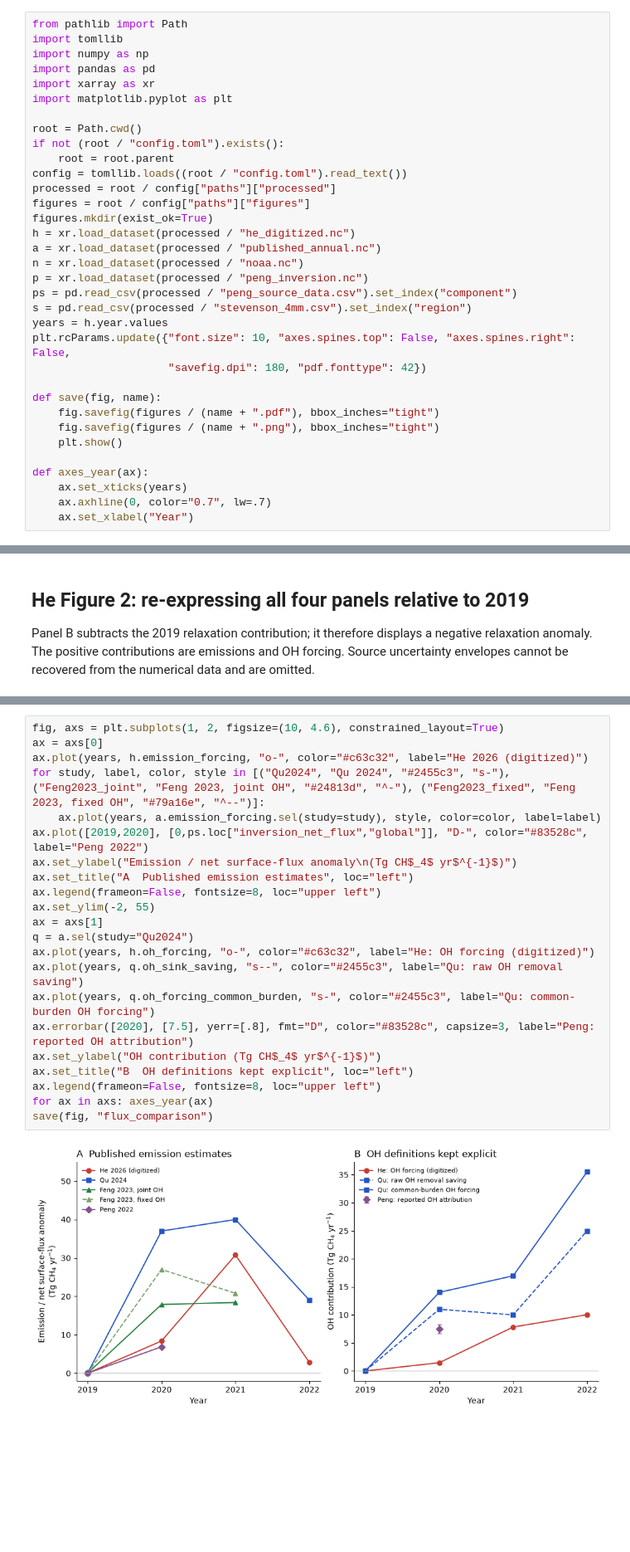
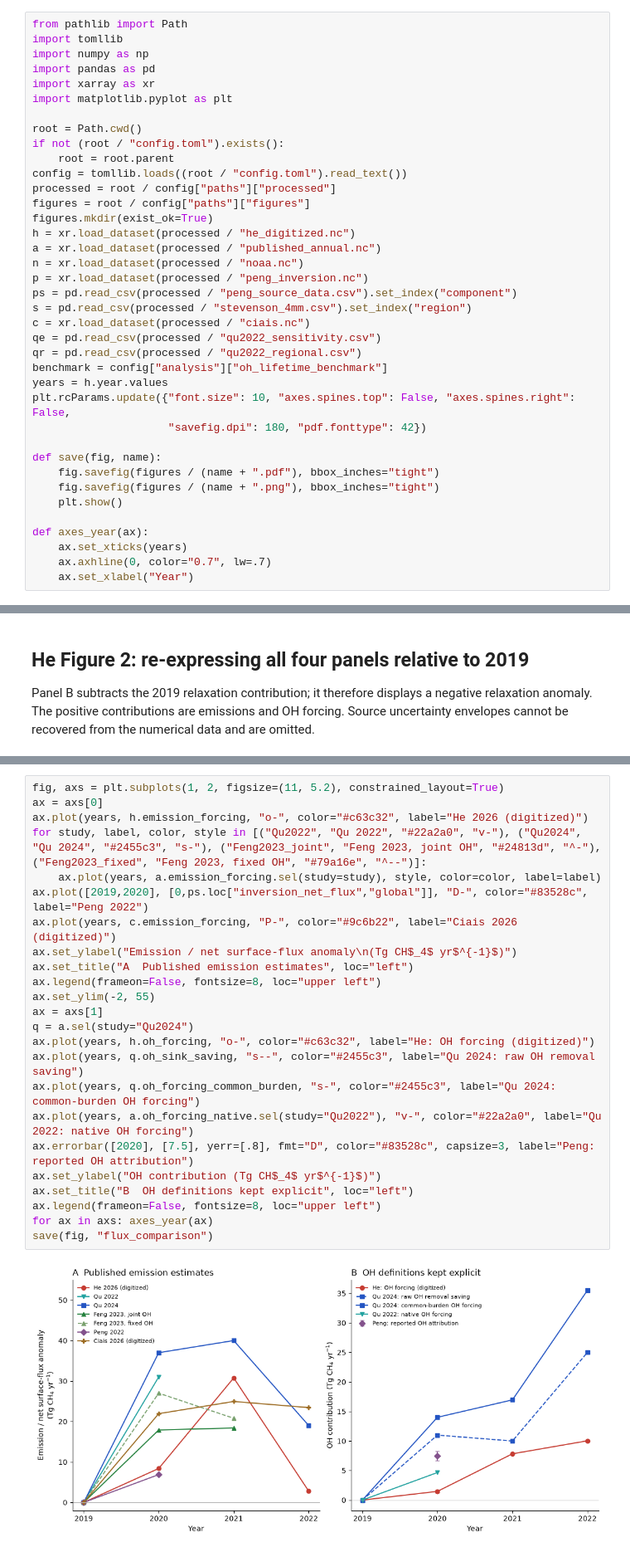
Before and after one commit to ericjmei/methane_surge_reconstruction, a Jupyter notebook: notebooks/reconstruction.ipynb, the cells around one changed output, grey strips where cells are left out. Shown at 83% size. Saved outputs shown, nothing was run; the diff lists cells and outputs as text; blank space fills up the shorter version.

```diff
--- a/notebooks/reconstruction.ipynb
+++ b/notebooks/reconstruction.ipynb
@@ -22,6 +22,10 @@ n = xr.load_dataset(processed / "noaa.nc")
 p = xr.load_dataset(processed / "peng_inversion.nc")
 ps = pd.read_csv(processed / "peng_source_data.csv").set_index("component")
 s = pd.read_csv(processed / "stevenson_4mm.csv").set_index("region")
+c = xr.load_dataset(processed / "ciais.nc")
+qe = pd.read_csv(processed / "qu2022_sensitivity.csv")
+qr = pd.read_csv(processed / "qu2022_regional.csv")
+benchmark = config["analysis"]["oh_lifetime_benchmark"]
 years = h.year.values
 plt.rcParams.update({"font.size": 10, "axes.spines.top": False, "axes.spines.right": False,
                      "savefig.dpi": 180, "pdf.fonttype": 42})
@@ -98,27 +102,29 @@ All emission series use their own 2019 baseline. Qu OH flux savings and the cond
 # %%
-fig, axs = plt.subplots(1, 2, figsize=(10, 4.6), constrained_layout=True)
+fig, axs = plt.subplots(1, 2, figsize=(11, 5.2), constrained_layout=True)
 ax = axs[0]
 ax.plot(years, h.emission_forcing, "o-", color="#c63c32", label="He 2026 (digitized)")
-for study, label, color, style in [("Qu2024", "Qu 2024", "#2455c3", "s-"), ("Feng2023_joint", "Feng 2023, joint OH", "#24813d", "^-"), ("Feng2023_fixed", "Feng 2023, fixed OH", "#79a16e", "^--")]:
+for study, label, color, style in [("Qu2022", "Qu 2022", "#22a2a0", "v-"), ("Qu2024", "Qu 2024", "#2455c3", "s-"), ("Feng2023_joint", "Feng 2023, joint OH", "#24813d", "^-"), ("Feng2023_fixed", "Feng 2023, fixed OH", "#79a16e", "^--")]:
     ax.plot(years, a.emission_forcing.sel(study=study), style, color=color, label=label)
 ax.plot([2019,2020], [0,ps.loc["inversion_net_flux","global"]], "D-", color="#83528c", label="Peng 2022")
+ax.plot(years, c.emission_forcing, "P-", color="#9c6b22", label="Ciais 2026 (digitized)")
 ax.set_ylabel("Emission / net surface-flux anomaly\n(Tg CH$_4$ yr$^{-1}$)")
 ax.set_title("A  Published emission estimates", loc="left")
 ax.legend(frameon=False, fontsize=8, loc="upper left")
 ax.set_ylim(-2, 55)
 ax = axs[1]
 q = a.sel(study="Qu2024")
 ax.plot(years, h.oh_forcing, "o-", color="#c63c32", label="He: OH forcing (digitized)")
-ax.plot(years, q.oh_sink_saving, "s--", color="#2455c3", label="Qu: raw OH removal saving")
-ax.plot(years, q.oh_forcing_common_burden, "s-", color="#2455c3", label="Qu: common-burden OH forcing")
+ax.plot(years, q.oh_sink_saving, "s--", color="#2455c3", label="Qu 2024: raw OH removal saving")
+ax.plot(years, q.oh_forcing_common_burden, "s-", color="#2455c3", label="Qu 2024: common-burden OH forcing")
+ax.plot(years, a.oh_forcing_native.sel(study="Qu2022"), "v-", color="#22a2a0", label="Qu 2022: native OH forcing")
 ax.errorbar([2020], [7.5], yerr=[.8], fmt="D", color="#83528c", capsize=3, label="Peng: reported OH attribution")
 ax.set_ylabel("OH contribution (Tg CH$_4$ yr$^{-1}$)")
 ax.set_title("B  OH definitions kept explicit", loc="left")
 ax.legend(frameon=False, fontsize=8, loc="upper left")
 for ax in axs: axes_year(ax)
 save(fig, "flux_comparison")
 # %% [output]
-[figure, old version]
+[figure, new version]
 # %% [markdown]
 ## Quantifying the adjustment and the baseline mismatch
 The left panel is a lifetime sensitivity experiment with NOAA annual surface means as a burden proxy. The right panel compares growth anomalies and states the distinct absolute 2019 growth values in its legend.
```
Also changed, not shown: parts of 6 cells of this notebook, 59 other files.
